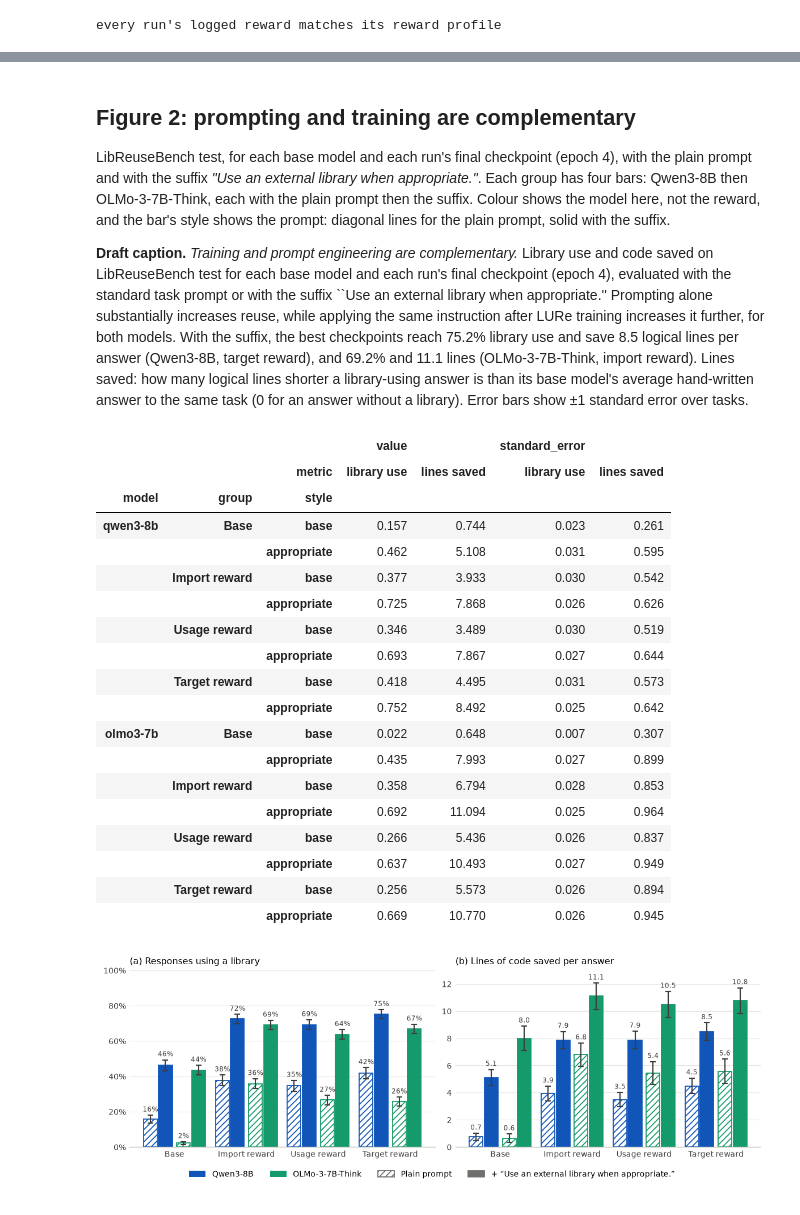
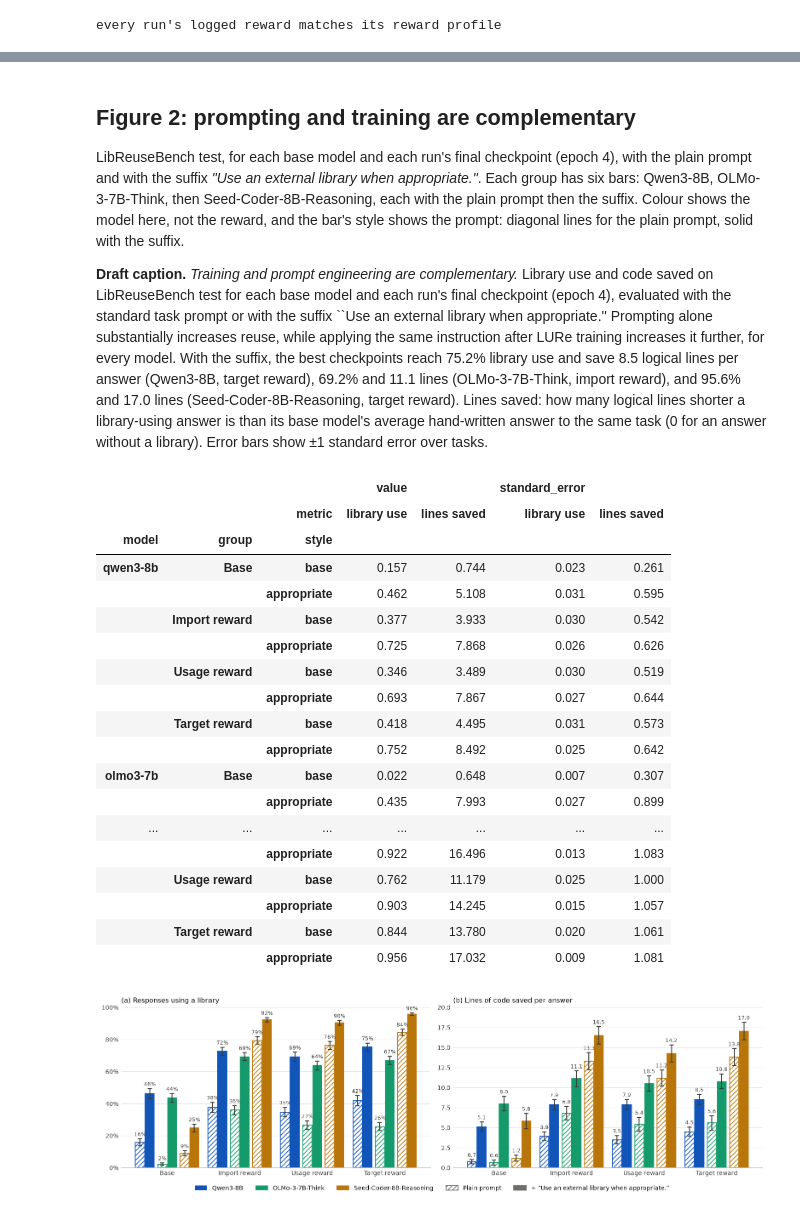
Before and after one commit to itsluketwist/library-reuse-rl, a Jupyter notebook: notebooks/paper_figures.ipynb, the cells around one changed output, grey strips where cells are left out. Drawn from its saved outputs; the diff is of its cells as text; code cells hidden in the pictures.

```diff
--- a/notebooks/paper_figures.ipynb
+++ b/notebooks/paper_figures.ipynb
@@ -55,6 +55,7 @@ os.chdir(REPO_ROOT)
 MODELS = {
     "qwen3-8b": "Qwen3-8B",
     "olmo3-7b": "OLMo-3-7B-Think",
+    "seed-coder-8b": "Seed-Coder-8B-Reasoning",
 }
 REWARDS = ["import", "usage", "target"]
 # the reward profile in config/rewards.yaml each reward's runs were trained with
@@ -75,6 +76,11 @@ RUNS = {
         "usage": "olmo3-7b-cb85",
         "target": "olmo3-7b-15e4",
     },
+    "seed-coder-8b": {
+        "import": "seed-coder-8b-50e9",
+        "usage": "seed-coder-8b-eee7",
+        "target": "seed-coder-8b-5ad0",
+    },
 }
 EPOCHS = range(1, 5)
 # every run is reported at its last epoch, a choice fixed before training
@@ -551,11 +562,11 @@ def format_library_use_axis(
     ax: Axes,
 ) -> None:
     """
-    Put library use on a panel's y axis: the top grid line is 60% and the axis stops at
-    65%, to keep the figure short.
+    Put library use on a panel's y axis: the top grid line is 80% and the axis stops at
+    90%, to keep the figure short.
     """
-    ax.set_ylim(0, 0.65)
-    ax.set_yticks([0, 0.2, 0.4, 0.6])
+    ax.set_ylim(0, 0.9)
+    ax.set_yticks([0, 0.2, 0.4, 0.6, 0.8])
     ax.yaxis.set_major_formatter(PercentFormatter(xmax=1))
     ax.set_ylabel("Responses using a library")
 
@@ -573,12 +584,12 @@ def make_figure_1(
     fig, axes = plt.subplots(
         len(MODELS),
         2,
-        figsize=(FIGURE_WIDTH, 4.4),
+        figsize=(FIGURE_WIDTH, 6.4),
         layout="constrained",
         sharex="col",
         sharey="col",
     )
-    letters = iter("abcd")
+    letters = iter("abcdef")
     for row, (model, name) in enumerate(MODELS.items()):
         axes[row, 0].set_title(f"({next(letters)}) {name}: {left_title}")
         plot_epoch_curves(
@@ -608,7 +619,7 @@ def reward_handles(
 
 
 # figure 1: library use on the held-out requests (left)
-fig, axes = make_figure_1(left_title="library use on held-out training requests")
+fig, axes = make_figure_1(left_title="library use on held-out requests")
 for row, model in enumerate(MODELS):
     plot_step_curves(
         ax=axes[row, 0],
@@ -675,12 +686,12 @@ for row, model in enumerate(MODELS):
     )
     # every reward is out of 2, but the axis shows only where the curves lie
     assert all(
-        0.25 <= value <= 1.5
+        0.25 <= value <= 1.75
         for line in axes[row, 0].get_lines()
         for value in line.get_ydata()
     ), "a reward curve is outside the axis"
-    axes[row, 0].set_ylim(0.25, 1.5)
-    axes[row, 0].set_yticks([0.25, 0.5, 0.75, 1, 1.25, 1.5])
+    axes[row, 0].set_ylim(0.25, 1.75)
+    axes[row, 0].set_yticks([0.25, 0.5, 0.75, 1, 1.25, 1.5, 1.75])
     axes[row, 0].set_ylabel("Reward (0–2)")
 # the legend: each reward's colour, then the two line styles in the ink colour
 handles = [
@@ -886,6 +905,7 @@ OLMo-3-7B-Think target, livecodebench pass@1: +6.9 [+2.5, +11.7]
 LATEX_NAMES = {
     "Qwen3-8B": r"\qwlil",
     "OLMo-3-7B-Think": r"\olmo",
+    "Seed-Coder-8B-Reasoning": r"\seedcoder",
     "HumanEval+": r"\humaneval",
     "LiveCodeBench": r"\livecodebench",
     "pass@1": r"\textit{pass@1}",
@@ -923,7 +943,7 @@ lines = [
     r"\centering",
     "",
     r"\caption{",
-    r"\textbf{Effect of \lure{} training on \qwlil{} and \olmo{}.}",
+    r"\textbf{Effect of \lure{} training on \qwlil{}, \olmo{} and \seedcoder{}.}",
     r"Each run is reported at its final (fourth) epoch.",
     r"Training substantially increases library reuse while preserving correctness on "
     r"\libreusebench{}, its control split, and general coding benchmarks.",
@@ -977,21 +997,21 @@ Training substantially increases library reuse while preserving correctness on \
 # %% [markdown]
 ## Figure 2: prompting and training are complementary
 
-LibReuseBench test, for each base model and each run's final checkpoint (epoch 4), with the plain prompt and with the suffix *"Use an external library when appropriate."*. Each group has four bars: Qwen3-8B then OLMo-3-7B-Think, each with the plain prompt then the suffix. Colour shows the model here, not the reward, and the bar's style shows the prompt: diagonal lines for the plain prompt, solid with the suffix.
+LibReuseBench test, for each base model and each run's final checkpoint (epoch 4), with the plain prompt and with the suffix *"Use an external library when appropriate."*. Each group has six bars: Qwen3-8B, OLMo-3-7B-Think, then Seed-Coder-8B-Reasoning, each with the plain prompt then the suffix. Colour shows the model here, not the reward, and the bar's style shows the prompt: diagonal lines for the plain prompt, solid with the suffix.
 
-**Draft caption.** *Training and prompt engineering are complementary.* Library use and code saved on LibReuseBench test for each base model and each run's final checkpoint (epoch 4), evaluated with the standard task prompt or with the suffix ``Use an external library when appropriate.'' Prompting alone substantially increases reuse, while applying the same instruction after LURe training increases it further, for both models. With the suffix, the best checkpoints reach 75.2% library use and save 8.5 logical lines per answer (Qwen3-8B, target reward), and 69.2% and 11.1 lines (OLMo-3-7B-Think, import reward). Lines saved: how many logical lines shorter a library-using answer is than its base model's average hand-written answer to the same task (0 for an answer without a library). Error bars show ±1 standard error over tasks.
+**Draft caption.** *Training and prompt engineering are complementary.* Library use and code saved on LibReuseBench test for each base model and each run's final checkpoint (epoch 4), evaluated with the standard task prompt or with the suffix ``Use an external library when appropriate.'' Prompting alone substantially increases reuse, while applying the same instruction after LURe training increases it further, for every model. With the suffix, the best checkpoints reach 75.2% library use and save 8.5 logical lines per answer (Qwen3-8B, target reward), 69.2% and 11.1 lines (OLMo-3-7B-Think, import reward), and 95.6% and 17.0 lines (Seed-Coder-8B-Reasoning, target reward). Lines saved: how many logical lines shorter a library-using answer is than its base model's average hand-written answer to the same task (0 for an answer without a library). Error bars show ±1 standard error over tasks.
 # %%
 # the groups of bars: the base model, then each reward's run at its final epoch
 FIGURE_2_GROUPS = {
     "Base": None,
     **{f"{reward.capitalize()} reward": reward for reward in REWARDS},
 }
-# each group's four bars, in order: each model with the plain prompt, then the suffix
+# each group's six bars, in order: each model with the plain prompt, then the suffix
 FIGURE_2_BARS = [(model, style) for model in MODELS for style in PROMPT_STYLES]
 # where each bar sits in its group: a small gap between a model's two bars, and a
 # wider one between the models
-BAR_WIDTH = 0.19
-BAR_OFFSETS = [-0.335, -0.125, 0.125, 0.335]
+BAR_WIDTH = 0.125
+BAR_OFFSETS = [-0.375, -0.24, -0.0675, 0.0675, 0.24, 0.375]
 
 bar_rows = []
 for model in MODELS:
@@ -1037,7 +1057,7 @@ def plot_prompt_bars(
     title: str,
 ) -> None:
     """
-    Draw one panel of figure 2: four bars per group, each model with the plain prompt
+    Draw one panel of figure 2: six bars per group, each model with the plain prompt
     (diagonal lines) and then the suffix (solid), in the model's colour, each with its
     standard error and its value above it.
     """
@@ -1099,7 +1119,8 @@ def plot_prompt_bars(
 fig, axes = plt.subplots(
     1,
     2,
-    figsize=(FIGURE_WIDTH, 3.1),
+    # wider than the other figures, so the labels over the 24 bars per panel stay readable
+    figsize=(12, 3.6),
     layout="constrained",
 )
 plot_prompt_bars(
@@ -1126,37 +1147,37 @@ handles = [
             facecolor="white" if style == "base" else BASE_COLOUR,
             edgecolor=BASE_COLOUR,
             hatch=PLAIN_HATCH if style == "base" else None,
             linewidth=1,
             label=PROMPT_LABELS[style],
         )
         for style in PROMPT_STYLES
     ),
 ]
 fig.legend(
     handles=handles,
     loc="outside lower center",
     ncols=len(handles),
 )
 save_figure(fig=fig, name="figure_2_prompting_and_training")
 plt.show()
 # %% [output]
 |  |  |  | value |  | standard_error |  |
 |  |  | metric | library use | lines saved | library use | lines saved |
 | model | group | style |  |  |  |  |
 | qwen3-8b | Base | base | 0.157 | 0.744 | 0.023 | 0.261 |
 |  |  | appropriate | 0.462 | 5.108 | 0.031 | 0.595 |
 |  | Import reward | base | 0.377 | 3.933 | 0.030 | 0.542 |
 |  |  | appropriate | 0.725 | 7.868 | 0.026 | 0.626 |
 |  | Usage reward | base | 0.346 | 3.489 | 0.030 | 0.519 |
 |  |  | appropriate | 0.693 | 7.867 | 0.027 | 0.644 |
 |  | Target reward | base | 0.418 | 4.495 | 0.031 | 0.573 |
 |  |  | appropriate | 0.752 | 8.492 | 0.025 | 0.642 |
 | olmo3-7b | Base | base | 0.022 | 0.648 | 0.007 | 0.307 |
 |  |  | appropriate | 0.435 | 7.993 | 0.027 | 0.899 |
-|  | Import reward | base | 0.358 | 6.794 | 0.028 | 0.853 |
-|  |  | appropriate | 0.692 | 11.094 | 0.025 | 0.964 |
-|  | Usage reward | base | 0.266 | 5.436 | 0.026 | 0.837 |
-|  |  | appropriate | 0.637 | 10.493 | 0.027 | 0.949 |
-|  | Target reward | base | 0.256 | 5.573 | 0.026 | 0.894 |
-|  |  | appropriate | 0.669 | 10.770 | 0.026 | 0.945 |
+| ... | ... | ... | ... | ... | ... | ... |
+|  |  | appropriate | 0.922 | 16.496 | 0.013 | 1.083 |
+|  | Usage reward | base | 0.762 | 11.179 | 0.025 | 1.000 |
+|  |  | appropriate | 0.903 | 14.245 | 0.015 | 1.057 |
+|  | Target reward | base | 0.844 | 13.780 | 0.020 | 1.061 |
+|  |  | appropriate | 0.956 | 17.032 | 0.009 | 1.081 |
-[figure, old version]
+[figure, new version]
```
Also changed, not shown: parts of 10 cells of this notebook, 19 other files.
